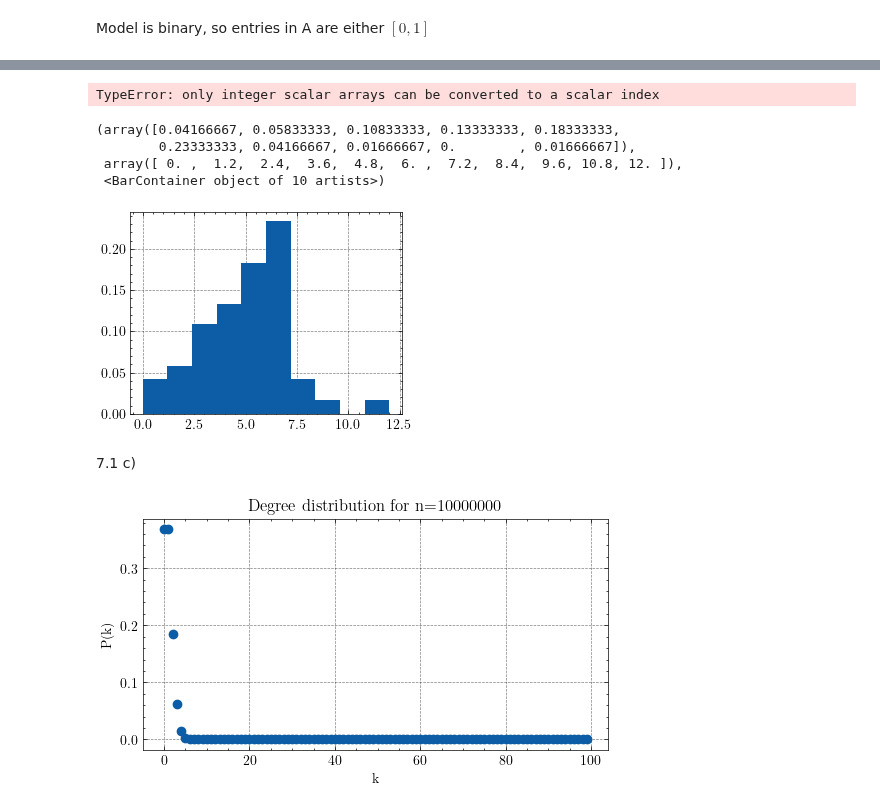
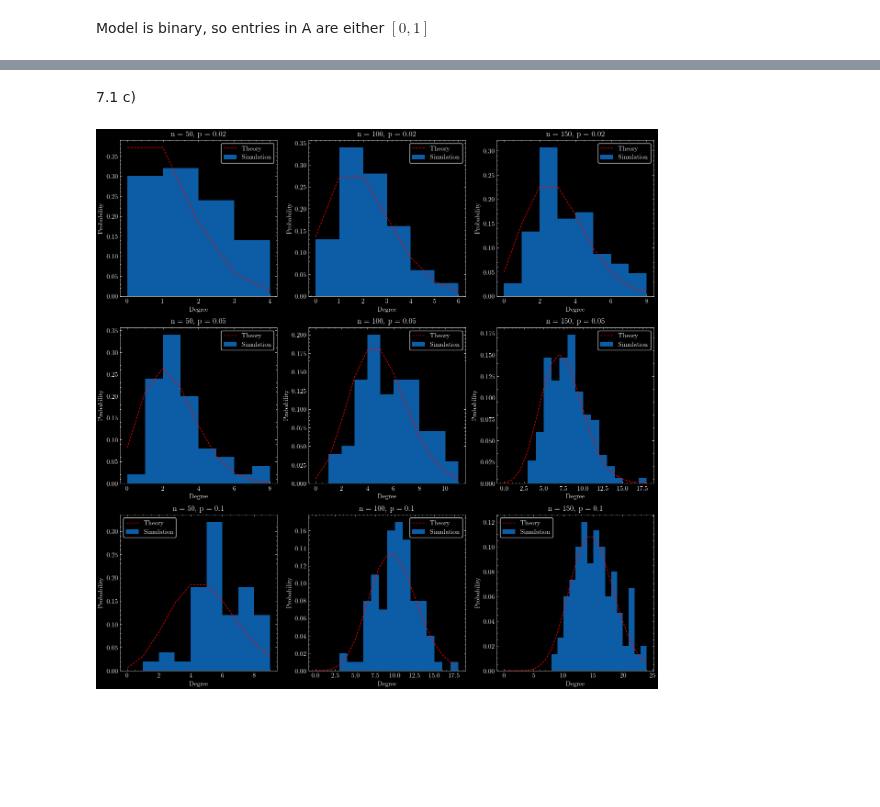
Before and after one commit to FelixWaldschock/Chalmers_FFR120_Simulation_Of_Complex_System, a Jupyter notebook: HW_03/Exercise_12-1.ipynb, the cells around one changed output, grey strips where cells are left out. Saved outputs shown, nothing was run; the diff lists cells and outputs as text; code cells hidden in the pictures; blank space fills up the shorter version.

```diff
--- a/HW_03/Exercise_12-1.ipynb
+++ b/HW_03/Exercise_12-1.ipynb
@@ -64,47 +82,41 @@ def getDegree(A):
 # %%
-def probabilityDegree(ks, n, p):
+def probabilityDegreeTheoretical(ks, n, p):
     r = np.zeros(len(ks))
     for k in ks:
-        tmp1 = (np.math.comb(n-1,k))
+        tmp1 = (comb(n-1,k))
         tmp2 = ((p**k) *((1-p)**(n-1-k)))
         r[k] = tmp1 * tmp2
     return  r
-
-maxK = np.max(getDegree(A))
-k = np.arange(0,int(maxK))
-pk = probabilityDegree(k,n,p)
-plt.plot(k,pk,'o',color='blue')
-plt.title('Degree distribution')
-# plot the data
-plt.hist(getDegree(A)/np.sum(getDegree(A)),color='blue')
-plt.xlabel('k')
-plt.ylabel('p(k)')
-plt.show()
-# %% [output]
-TypeError: only integer scalar arrays can be converted to a scalar index
-# %%
-plt.hist(getDegree(A),bins=10, density=True)
-# %% [output]
-(array([0.04166667, 0.05833333, 0.10833333, 0.13333333, 0.18333333,
-        0.23333333, 0.04166667, 0.01666667, 0.        , 0.01666667]),
- array([ 0. ,  1.2,  2.4,  3.6,  4.8,  6. ,  7.2,  8.4,  9.6, 10.8, 12. ]),
- <BarContainer object of 10 artists>)
-[figure, removed]
 # %% [markdown]
 7.1 c)
-# %%
-n = np.array([10000])
-p = 0.0001
-k = np.arange(0,100)
-R = np.zeros((len(n),len(k)))
-for i in trange(len(n)):
-    R[i,:] = probabilityDegree(k,int(n[i]),p)
-
-plt.figure(figsize=(6,3))
-plt.plot(k,R[0,:],'o')
-plt.title('Degree distribution for n=10000000')
-plt.xlabel('k')
-plt.ylabel('P(k)')
-plt.show()
-# %% [output]
-[figure, removed]
+# %%
+# plot the degree for various dimensions n and p
+prob = np.array([0.02,0.05,0.1])
+dim = np.array([50,100,150])
+
+# create a subplot for each probability and dimension
+fig, axs = plt.subplots(len(prob),len(dim), figsize=(15,15))
+
+for p in range(len(prob)):
+    for n in range(len(dim)):
+        A = erdos_renyi(dim[n],prob[p])
+        degree = getDegree(A)
+
+        # plot the histogram of the degree distribution
+        # bins need to depend on bincount of degree
+        bins = np.arange(0,degree.max()+1)
+        axs[p,n].hist(degree, bins=bins, density=True)
+        axs[p,n].set_title("n = {}, p = {}".format(dim[n],prob[p]))
+        axs[p,n].set_xlabel("Degree")
+
+        # plot the theoretical degree distribution
+        ks = np.arange(0,degree.max()+1)
+        axs[p,n].plot(ks, probabilityDegreeTheoretical(ks, dim[n], prob[p]), '--', color='red')
+        axs[p,n].legend(['Theory','Simulation'])
+        axs[p,n].set_ylabel("Probability")
+
+
+
+plt.show()
+# %% [output]
+[figure, added]
```
Also changed, not shown: parts of 6 cells of this notebook, 5 other files.
